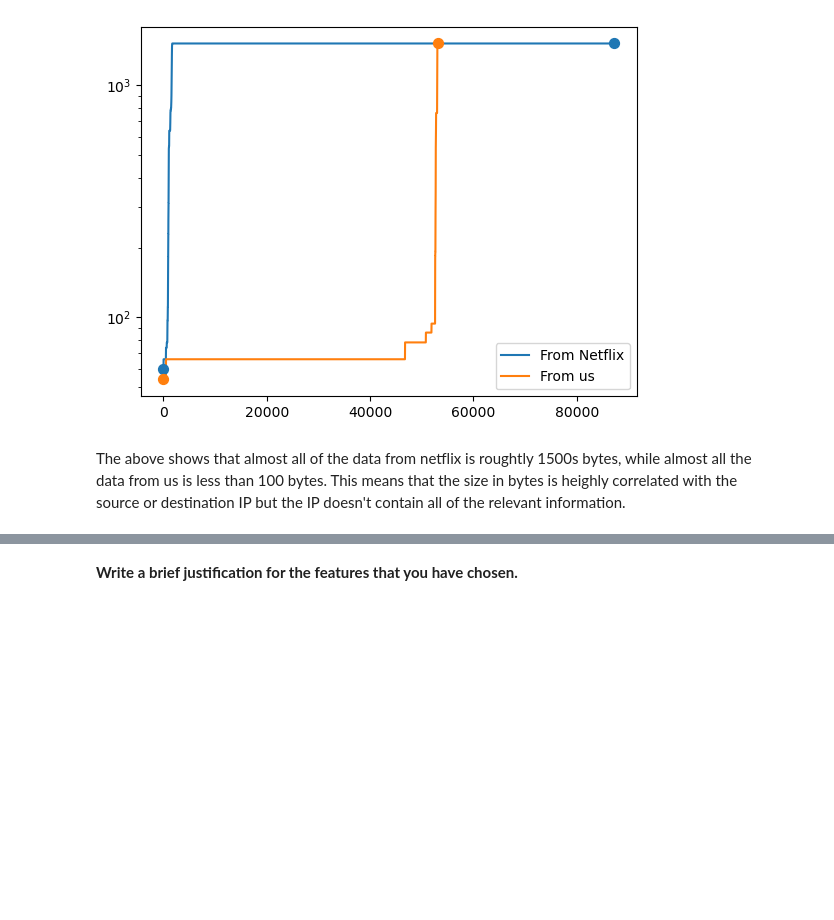
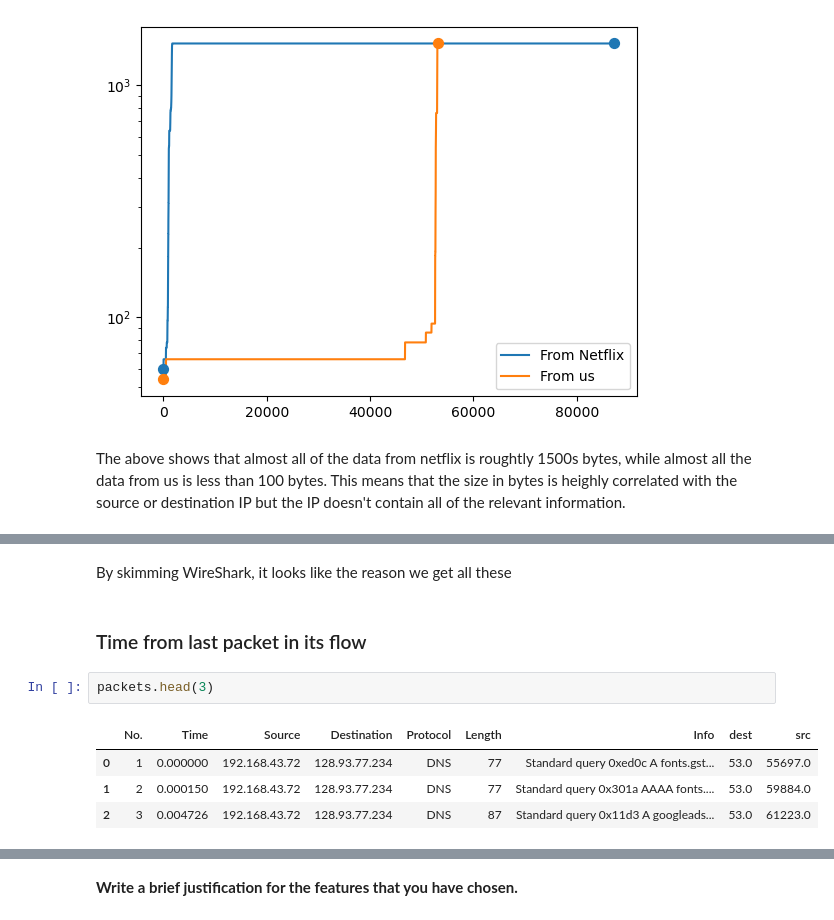
Before and after one commit to noise-course/video-quality-of-experience-zroe1, a Jupyter notebook: 1-Video-Quality-Inference.ipynb, the cells around one changed output, grey strips where cells are left out. Drawn from its saved outputs; the diff is of its cells as text; blank space fills up the shorter version.

```diff
--- a/1-Video-Quality-Inference.ipynb
+++ b/1-Video-Quality-Inference.ipynb
@@ -319,0 +397,11 @@ The above shows that almost all of the data from netflix is roughtly 1500s bytes
+# %% [markdown]
+By skimming WireShark, it looks like the reason we get all these
+# %% [markdown]
+### Time from last packet in its flow
+# %%
+packets.head(3)
+# %% [output]
+|  | No. | Time | Source | Destination | Protocol | Length | Info | dest | src |
+| 0 | 1 | 0.000000 | 192.168.43.72 | 128.93.77.234 | DNS | 77 | Standard query 0xed0c A fonts.gst... | 53.0 | 55697.0 |
+| 1 | 2 | 0.000150 | 192.168.43.72 | 128.93.77.234 | DNS | 77 | Standard query 0x301a AAAA fonts.... | 53.0 | 59884.0 |
+| 2 | 3 | 0.004726 | 192.168.43.72 | 128.93.77.234 | DNS | 87 | Standard query 0x11d3 A googleads... | 53.0 | 61223.0 |
```
Also changed, not shown: parts of 17 cells of this notebook.
